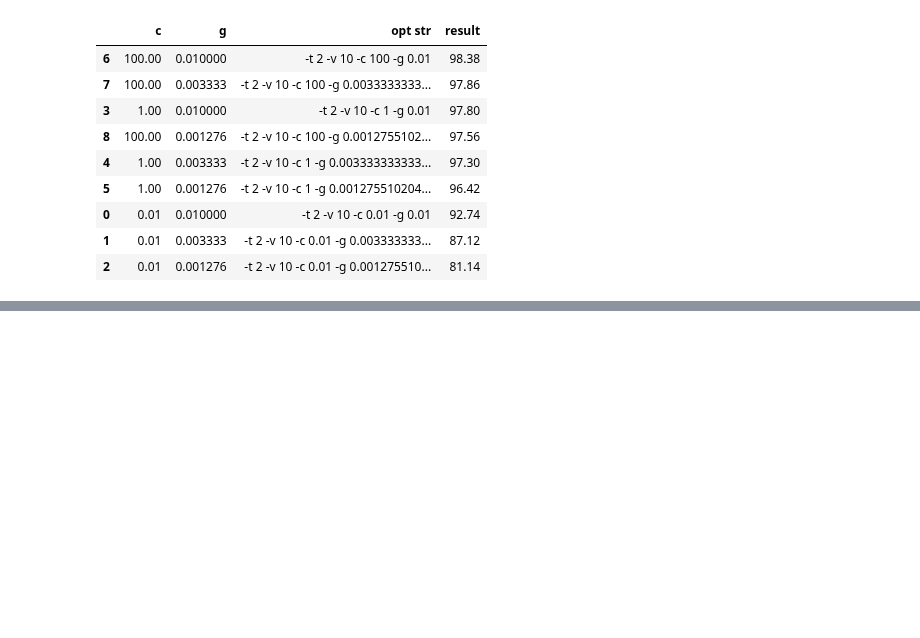
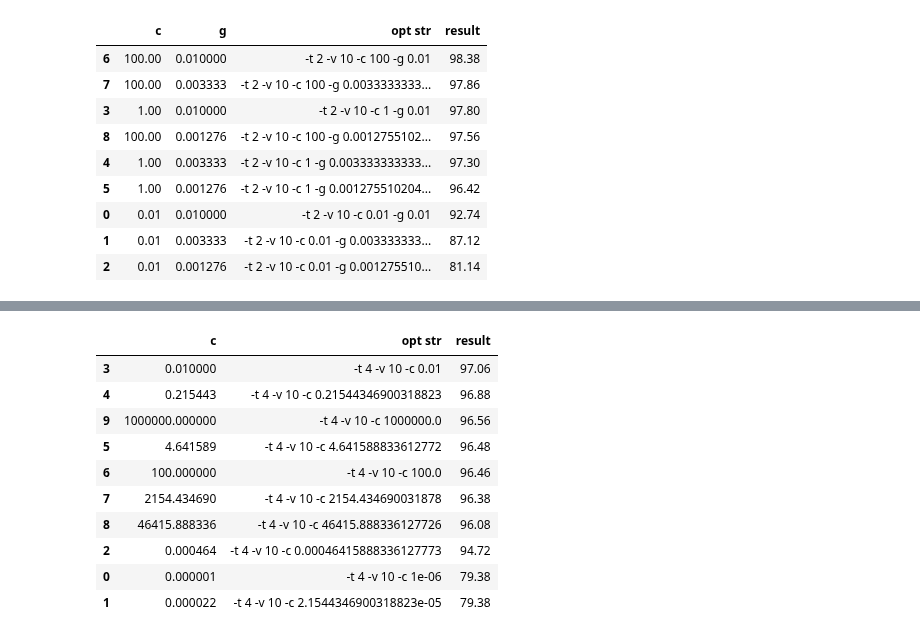
Before and after one commit to csielee/2018ML, a Jupyter notebook: HW5/HW5.ipynb, the cells around one changed output, grey strips where cells are left out. Saved outputs shown, nothing was run; the diff lists cells and outputs as text; code cells hidden in the pictures; blank space fills up the shorter version.

```diff
--- a/HW5/HW5.ipynb
+++ b/HW5/HW5.ipynb
@@ -310,0 +357,3 @@ use precomputed data
+# %%
+%%time
+x_train_precomputed = linear_RBF_kernel(X_train, X_train)
@@ -310,0 +394,18 @@ use precomputed data
+# %%
+linear_rbf_table = pd.DataFrame(linear_rbf_results, columns=linear_rbf_options)
+
+linear_rbf_table.to_csv('linear_rbf_results.csv')
+
+display(linear_rbf_table.sort_values(by=['result'], ascending=False))
+# %% [output]
+|  | c | opt str | result |
+| 3 | 0.010000 | -t 4 -v 10 -c 0.01 | 97.06 |
+| 4 | 0.215443 | -t 4 -v 10 -c 0.21544346900318823 | 96.88 |
+| 9 | 1000000.000000 | -t 4 -v 10 -c 1000000.0 | 96.56 |
+| 5 | 4.641589 | -t 4 -v 10 -c 4.641588833612772 | 96.48 |
+| 6 | 100.000000 | -t 4 -v 10 -c 100.0 | 96.46 |
+| 7 | 2154.434690 | -t 4 -v 10 -c 2154.434690031878 | 96.38 |
+| 8 | 46415.888336 | -t 4 -v 10 -c 46415.888336127726 | 96.08 |
+| 2 | 0.000464 | -t 4 -v 10 -c 0.00046415888336127773 | 94.72 |
+| 0 | 0.000001 | -t 4 -v 10 -c 1e-06 | 79.38 |
+| 1 | 0.000022 | -t 4 -v 10 -c 2.1544346900318823e-05 | 79.38 |
```
Also changed, not shown: parts of 27 cells of this notebook, 2 other files.
